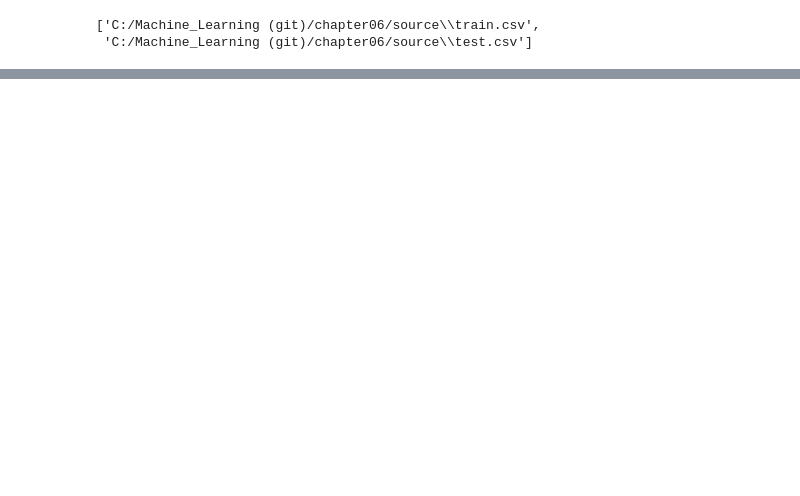
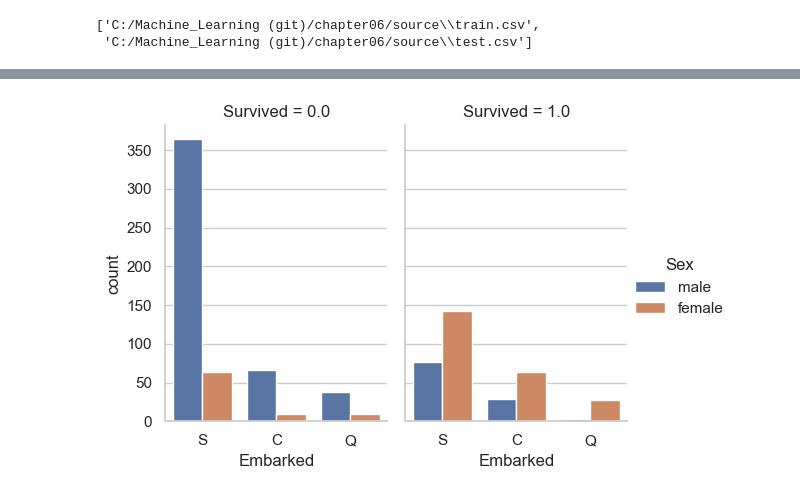
Before and after one commit to Egoty62/Machine_Learning, a Jupyter notebook: chapter06/chapter06_03.ipynb, the cells around one changed output, grey strips where cells are left out. Drawn from its saved outputs; the diff is of its cells as text; code cells hidden in the pictures; blank space fills up the shorter version.

```diff
--- a/chapter06/chapter06_03.ipynb
+++ b/chapter06/chapter06_03.ipynb
@@ -37,0 +318,13 @@ data_files
+# %%
+temp_df = pd.merge(
+    one_hot_df[temp_columns],
+    y_true, left_index= True,
+    right_index= True)
+
+g = sns.catplot(
+    x= "Embarked", hue= "Sex",
+    col= "Survived",
+    data= temp_df, kind= "count",
+    height= 4, aspect= .7)
+# %% [output]
+[figure, added]
```
Also changed, not shown: parts of 37 cells of this notebook.
